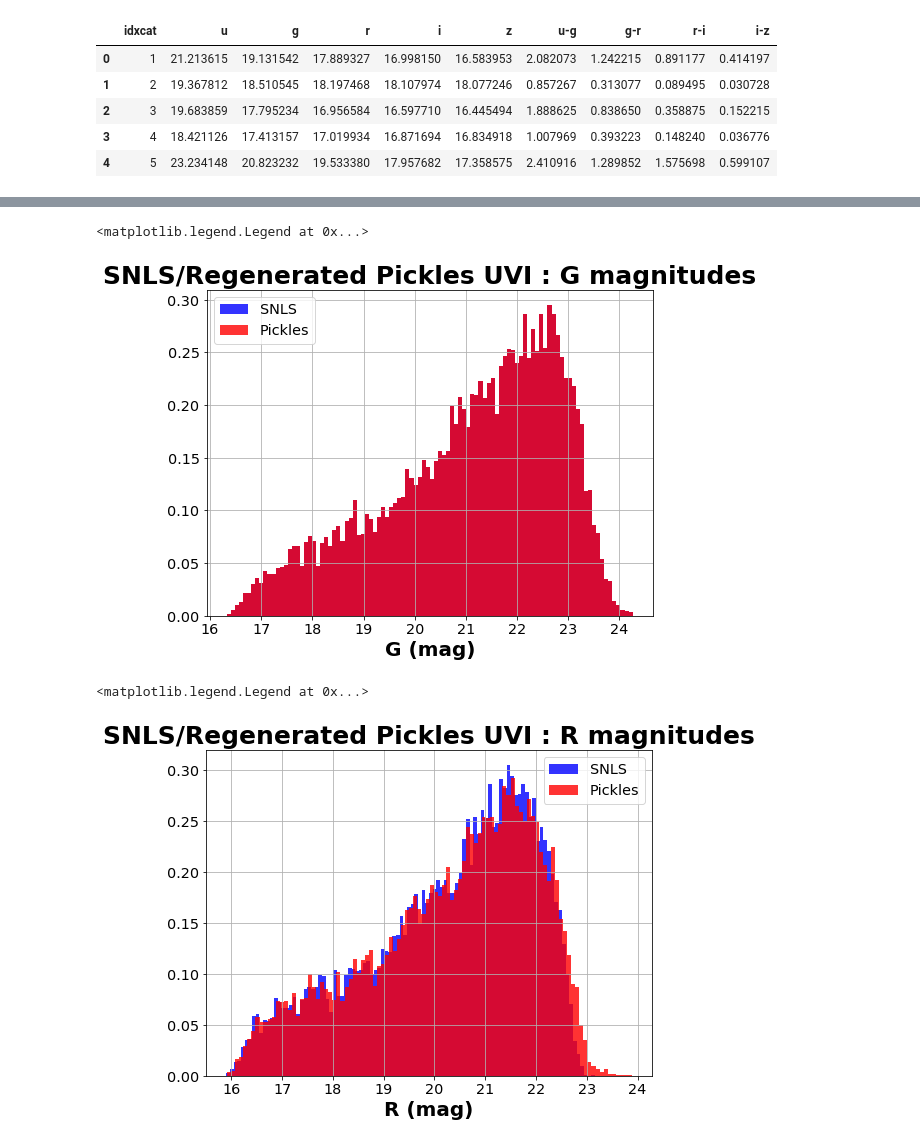
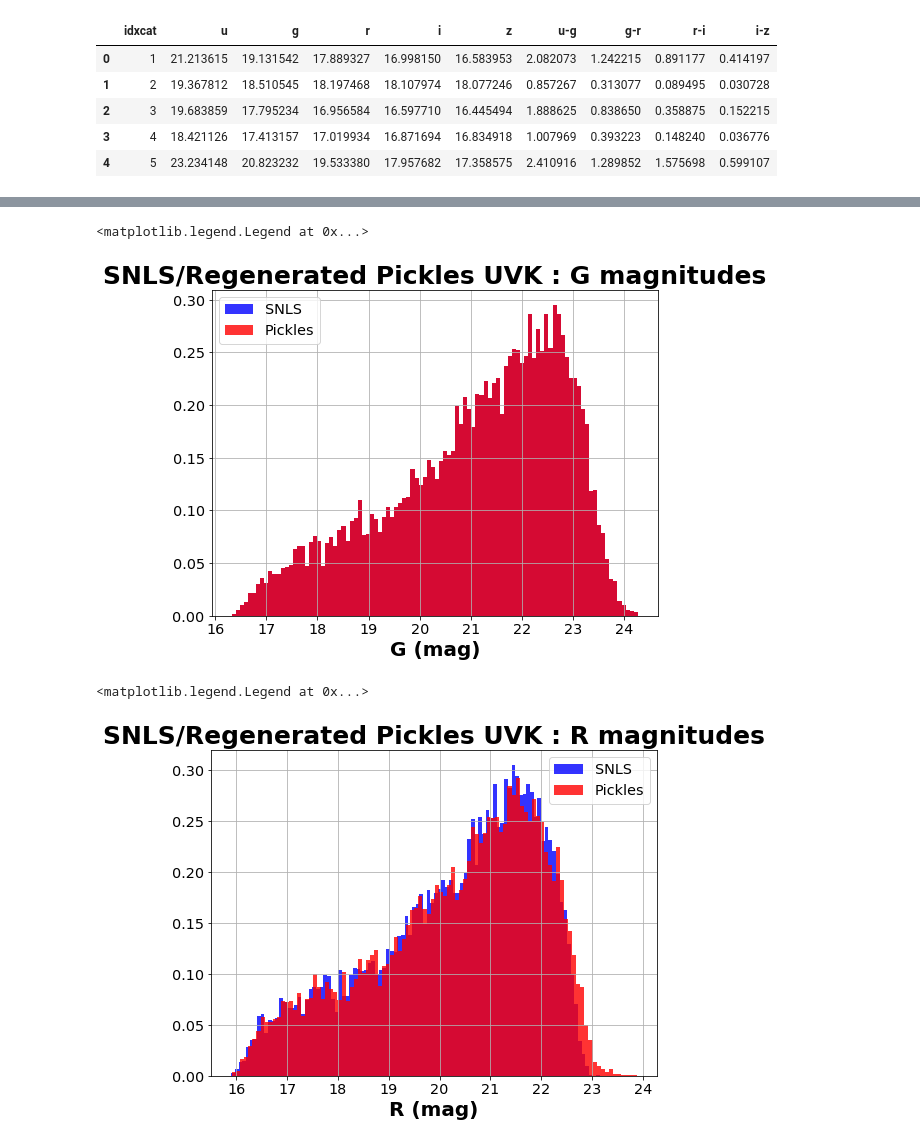
Before and after one commit to sylvielsstfr/PC5AtmStudies, a Jupyter notebook: SNLS/CompareMagnitudesAndColors_regenerated.ipynb, the cells around one changed output, grey strips where cells are left out. Drawn from its saved outputs; the diff is of its cells as text; code cells hidden in the pictures.

Commit message:
update with pickles uvk

```diff
--- a/SNLS/CompareMagnitudesAndColors_regenerated.ipynb
+++ b/SNLS/CompareMagnitudesAndColors_regenerated.ipynb
@@ -59,21 +59,21 @@ df_snls["mxg"].hist(bins=100,color='blue',alpha=0.8,normed=1,label="SNLS")
 df_sed["g"].hist(bins=100,color='red',alpha=0.8,normed=1,label="Pickles")
 
 plt.xlabel("G (mag)",fontsize=20,fontweight='bold')
-plt.title("SNLS/Regenerated Pickles UVI : G magnitudes",fontsize=25,fontweight='bold')
+plt.title("SNLS/Regenerated Pickles UVK : G magnitudes",fontsize=25,fontweight='bold')
 plt.legend()
 # %% [output]
 <matplotlib.legend.Legend at 0x...>
-[figure, old version]
+[figure, new version]
 # %%
 df_snls["mxr"].hist(bins=100,color='blue',alpha=0.8,normed=1,label="SNLS")
 df_sed["r"].hist(bins=100,color='red',alpha=0.8,normed=1,label="Pickles")
 
 plt.xlabel("R (mag)",fontsize=20,fontweight='bold')
-plt.title("SNLS/Regenerated Pickles UVI : R magnitudes",fontsize=25,fontweight='bold')
+plt.title("SNLS/Regenerated Pickles UVK : R magnitudes",fontsize=25,fontweight='bold')
 plt.legend()
 # %% [output]
 <matplotlib.legend.Legend at 0x...>
-[figure, old version]
+[figure, new version]
 # %%
 df_snls["mxi"].hist(bins=100,color='blue',alpha=0.8,normed=1,label="SNLS")
 df_sed["i"].hist(bins=100,color='red',alpha=0.8,normed=1,label="Pickles")
```
Also changed, not shown: parts of 3 cells of this notebook, 3 other files.
